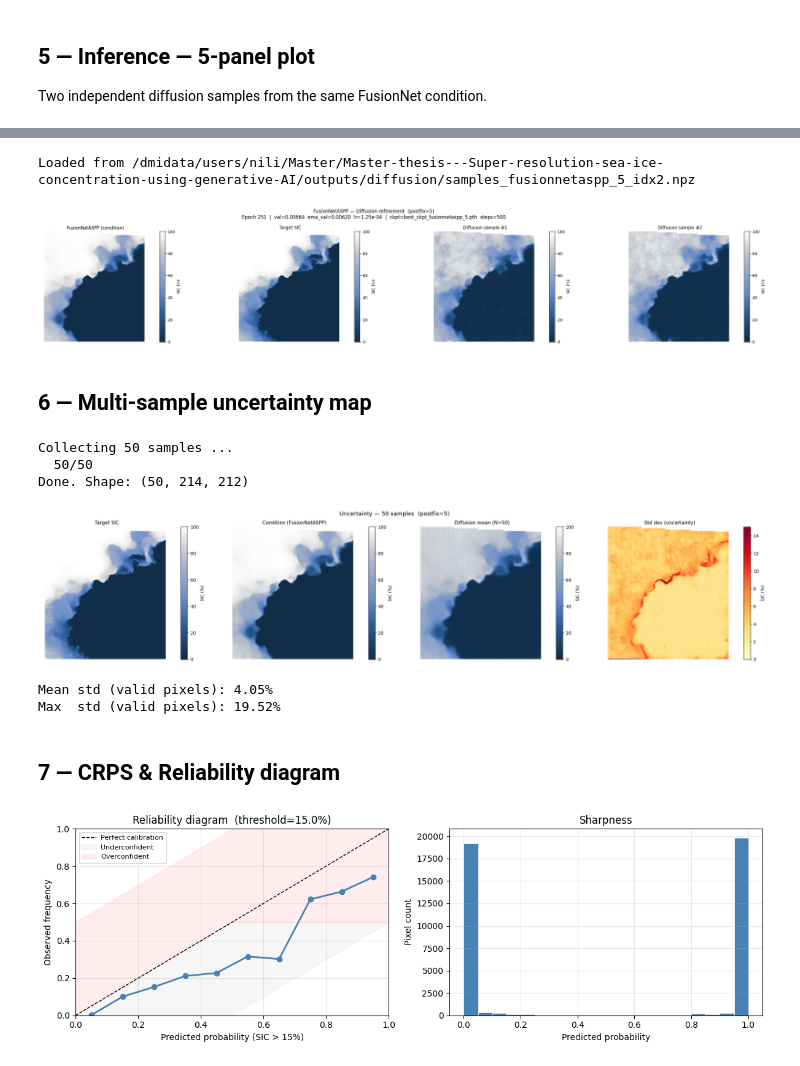
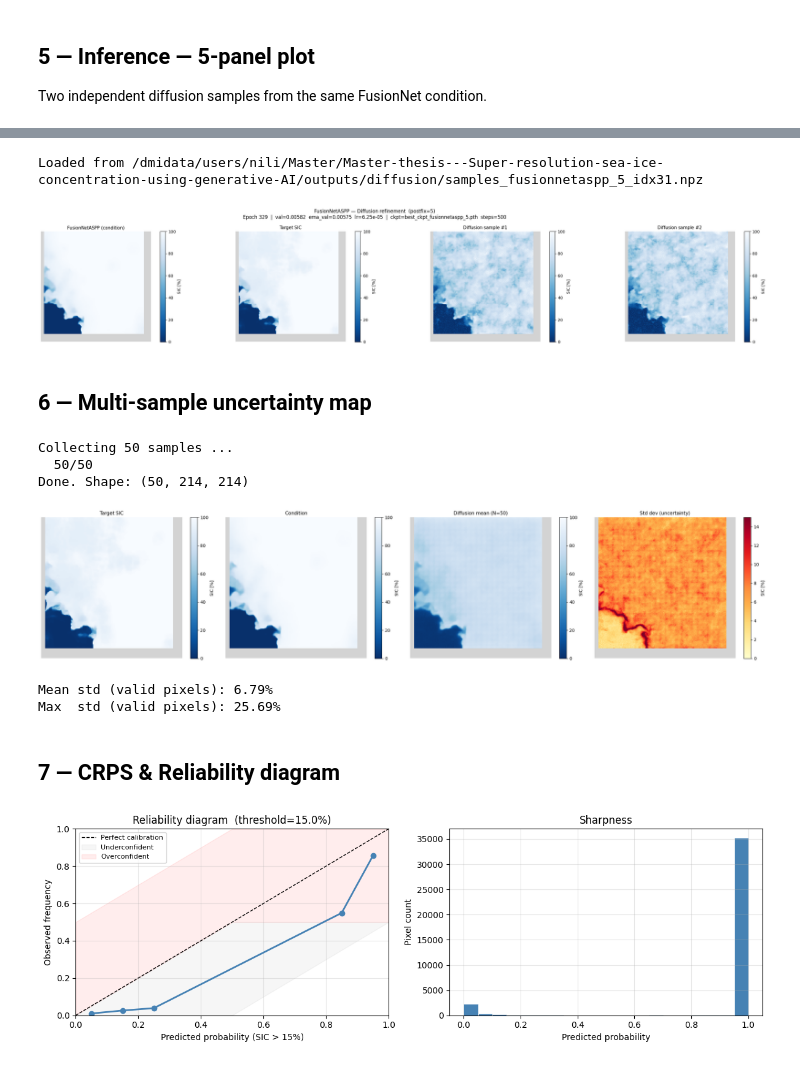
Before and after one commit to NinnaL/Master-thesis---Super-resolution-sea-ice-concentration-using-generative-AI, a Jupyter notebook: Code/lib/diffusion/diffusion_SR_ASIP_from_AMSR2.ipynb, the cells around one changed output, grey strips where cells are left out. Drawn from its saved outputs; the diff is of its cells as text; code cells hidden in the pictures.

```diff
--- a/Code/lib/diffusion/diffusion_SR_ASIP_from_AMSR2.ipynb
+++ b/Code/lib/diffusion/diffusion_SR_ASIP_from_AMSR2.ipynb
@@ -33,8 +33,8 @@ OUTPUT_DIR       = '/dmidata/users/nili/Master/Master-thesis---Super-resolution-
 
 # ── Inference settings ────────────────────────────────────────────────────────
 NUM_STEPS  = 500   # denoising steps (use 100 for a quick preview)
-SAMPLE_IDX = 2     # which item in the batch to visualise
-N_SAMPLES  = 20    # samples for uncertainty estimation
+SAMPLE_IDX = 31     # which item in the batch to visualise
+N_SAMPLES  = 50    # samples for uncertainty estimation
 
 device = torch.device('cuda' if torch.cuda.is_available() else 'cpu')
 # device = torch.device('cpu')
@@ -250,7 +346,7 @@ EMA gap        : +0.00013  (EMA still converging)
 ## 4 - Score diagnostic
 # %%
 # ── Load a validation batch ───────────────────────────────────────────────────
-amsr2, sic, mask = next(itertools.islice(val_loader, 1, None))
+amsr2, sic, mask = next(iter(val_loader))
 amsr2 = amsr2.to(device)
 sic   = sic.to(device)
 mask  = mask.to(device)
@@ -431,16 +524,9 @@ est1_np  = np.where(plot_mask, np.nan, np.clip(est1_raw * 100, 0, 100))
 est2_np  = np.where(plot_mask, np.nan, np.clip(est2_raw * 100, 0, 100))
 
 # ── Colormap ──────────────────────────────────────────────────────────────────
-try:
-    import cmcrameri as cmc
-    def truncate_colormap(cmap, minval=0.0, maxval=1.0, n=100):
-        return mcolors.LinearSegmentedColormap.from_list(
-            f'trunc({cmap.name},{minval:.2f},{maxval:.2f})',
-            cmap(np.linspace(minval, maxval, n)))
-    sic_cmap = truncate_colormap(cmc.cm.oslo, minval=0.2, maxval=1, n=100)
-except ImportError:
-    sic_cmap = plt.cm.Blues_r.copy()
-    sic_cmap.set_bad('lightgray')
+import cmcrameri as cmc
+sic_cmap = plt.cm.Blues_r.copy()
+sic_cmap.set_bad('lightgray')
 
 # ── Subtitle from checkpoint info ─────────────────────────────────────────────
 _epoch     = diff_info['epoch']
@@ -454,10 +540,10 @@ subtitle   = (f'Epoch {_epoch}  |  val={_val:.5f}  ema_val={_ema_val:.5f}  '
 # ── 4-panel plot ──────────────────────────────────────────────────────────────
 fig, axes = plt.subplots(1, 4, figsize=(28, 5))
 panels = [
-    (y_np,    f'{mdl_cls.name} (condition)', sic_cmap, 0, 100, 'SIC (%)'),
-    (sic_np,  'Target SIC',                  sic_cmap, 0, 100, 'SIC (%)'),
-    (est1_np, 'Diffusion sample #1',          sic_cmap, 0, 100, 'SIC (%)'),
-    (est2_np, 'Diffusion sample #2',          sic_cmap, 0, 100, 'SIC (%)'),
+    (y_np,    f'{mdl_cls.name} (condition)', sic_cmap, 0, 100, 'SIC [%]'),
+    (sic_np,  'Target SIC',                  sic_cmap, 0, 100, 'SIC [%]'),
+    (est1_np, 'Diffusion sample #1',          sic_cmap, 0, 100, 'SIC [%]'),
+    (est2_np, 'Diffusion sample #2',          sic_cmap, 0, 100, 'SIC [%]'),
 ]
 for ax, (arr, title, cm, vn, vx, label) in zip(axes, panels):
     im = ax.imshow(arr, cmap=cm, vmin=vn, vmax=vx, interpolation='nearest')
@@ -469,8 +555,8 @@ plt.suptitle(f'{mdl_cls.name} — Diffusion refinement  (postfix={postfix})\n{su
 plt.tight_layout()
 plt.show()
 # %% [output]
-Loaded from /dmidata/users/nili/Master/Master-thesis---Super-resolution-sea-ice-concentration-using-generative-AI/outputs/diffusion/samples_fusionnetaspp_5_idx2.npz
+Loaded from /dmidata/users/nili/Master/Master-thesis---Super-resolution-sea-ice-concentration-using-generative-AI/outputs/diffusion/samples_fusionnetaspp_5_idx31.npz
-[figure, old version]
+[figure, new version]
 # %% [markdown]
 ## 6 — Multi-sample uncertainty map
 # %%
@@ -483,42 +569,46 @@ for i in range(N_SAMPLES):
         y_cond, batch_size=sic.shape[0],
         num_steps=NUM_STEPS, device=str(device), verbose=False,
     )
     # Scale [0,1] → [0,100] and clip
     samples.append(np.clip(s[SAMPLE_IDX, 0].detach().cpu().numpy() * 100, 0, 100))
     print(f'  {i+1}/{N_SAMPLES}', end='\r')
 
 samples  = np.stack(samples)   # [N, H, W] in [0,100]
 mean_sic = np.where(plot_mask, np.nan, np.clip(np.nanmean(samples, axis=0), 0, 100))
 std_sic  = np.where(plot_mask, np.nan, np.nanstd(samples, axis=0))
 print(f'\nDone. Shape: {samples.shape}')
 
+std_cmap = plt.cm.YlOrRd.copy()
+std_cmap.set_bad('lightgray')
+
 fig, axes = plt.subplots(1, 4, figsize=(24, 5))
 panels = [
-    (sic_np,   'Target SIC',                     sic_cmap, 0, 100, 'SIC (%)'),
-    (y_np,     f'Condition ({mdl_cls.name})',     sic_cmap, 0, 100, 'SIC (%)'),
-    (mean_sic, f'Diffusion mean (N={N_SAMPLES})', sic_cmap, 0, 100, 'SIC (%)'),
-    (std_sic,  'Std dev (uncertainty)',           'YlOrRd', 0,  15, 'SIC (%)'),
+    (sic_np,   'Target SIC',                     sic_cmap, 0, 100, 'SIC [%]'),
+    (y_np,     f'Condition',     sic_cmap, 0, 100, 'SIC [%]'),
+    (mean_sic, f'Diffusion mean (N={N_SAMPLES})', sic_cmap, 0, 100, 'SIC [%]'),
+    (std_sic,  'Std dev (uncertainty)',           std_cmap, 0,  15, 'SIC [%]'),
 ]
 for ax, (arr, title, cm, vn, vx, label) in zip(axes, panels):
     im = ax.imshow(arr, cmap=cm, vmin=vn, vmax=vx, interpolation='nearest')
     ax.set_title(title, fontsize=11)
     ax.axis('off')
     plt.colorbar(im, ax=ax, fraction=0.046, label=label)
 
-plt.suptitle(f'Uncertainty — {N_SAMPLES} samples  (postfix={postfix})', fontsize=13)
+# plt.suptitle(f'Uncertainty — {N_SAMPLES} samples', fontsize=13)
 plt.tight_layout()
+plt.savefig('/dmidata/users/nili/Master/Master-thesis---Super-resolution-sea-ice-concentration-using-generative-AI/figures/results/training/DIFF_pred_50_3.png', dpi=300, bbox_inches='tight')
 plt.show()
 
 valid = ~np.isnan(std_sic)
 print(f'Mean std (valid pixels): {std_sic[valid].mean():.2f}%')
 print(f'Max  std (valid pixels): {std_sic[valid].max():.2f}%')
 # %% [output]
 Collecting 50 samples ...
   50/50
-Done. Shape: (50, 214, 212)
+Done. Shape: (50, 214, 214)
-[figure, old version]
+[figure, new version]
-Mean std (valid pixels): 4.05%
-Max  std (valid pixels): 19.52%
+Mean std (valid pixels): 6.79%
+Max  std (valid pixels): 25.69%
 # %% [markdown]
 ## 7 — CRPS & Reliability diagram
 # %%
@@ -556,9 +646,10 @@ axes[1].set_title('Sharpness')
 axes[1].grid(True, alpha=0.3)
 
 plt.tight_layout()
+plt.savefig('/dmidata/users/nili/Master/Master-thesis---Super-resolution-sea-ice-concentration-using-generative-AI/figures/results/training/DIFF_reliability_50_3.png', dpi=300, bbox_inches='tight')
 plt.show()
 # %% [output]
-[figure, old version]
+[figure, new version]
 # %%
 # ── CRPS ──────────────────────────────────────────────────────────────────────
 # For a deterministic model, CRPS = MAE — use FusionNetASPP as baseline
```
Also changed, not shown: parts of 8 cells of this notebook, 37 other files.
